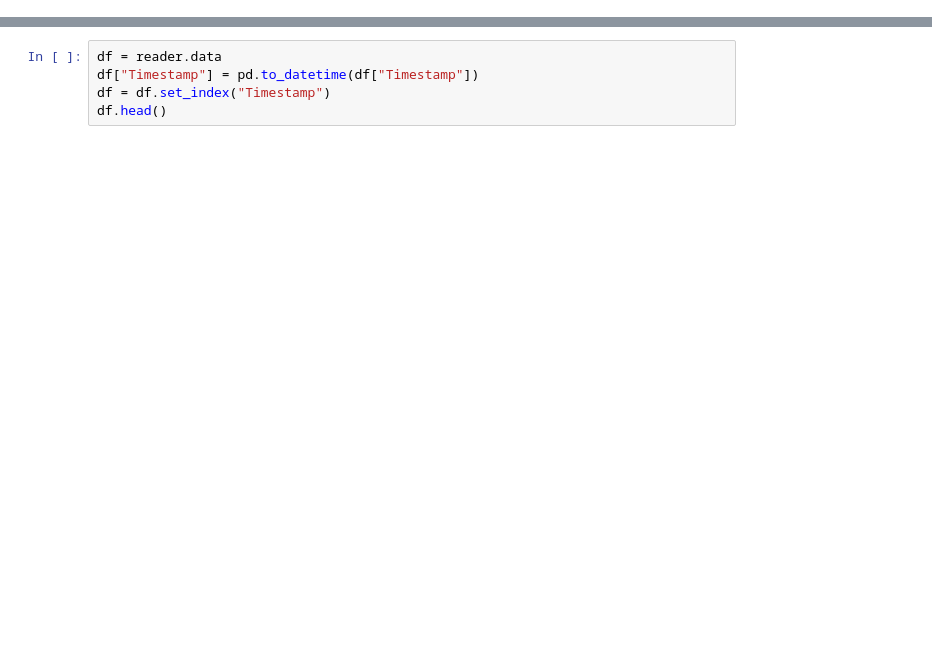
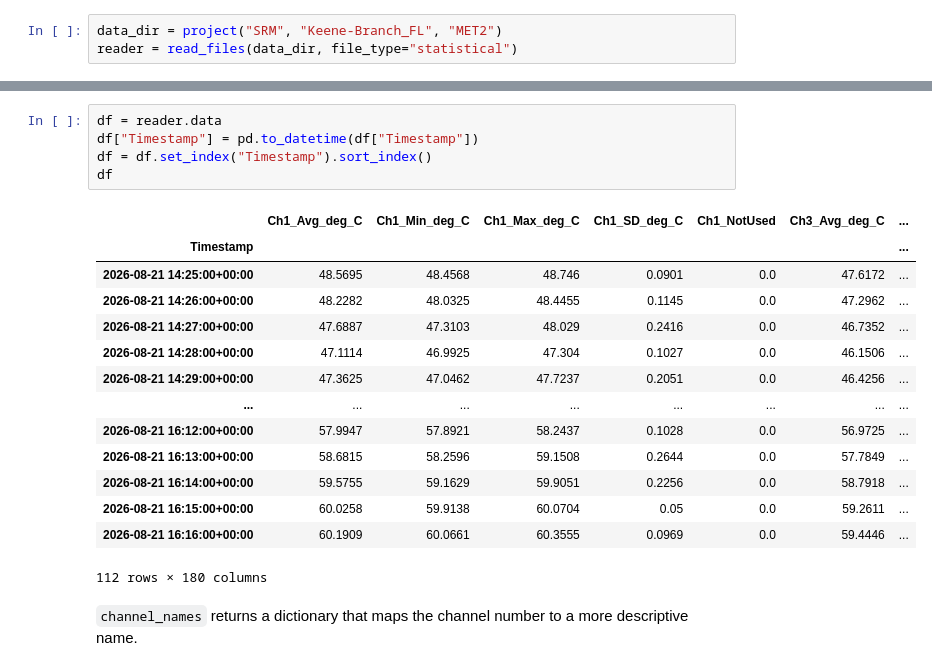
Before and after one commit to bftrock/se-analysis, a Jupyter notebook: notebooks/Process_LOGR_Meas_Files.ipynb, the cells around one changed output, grey strips where cells are left out. Saved outputs shown, nothing was run; the diff lists cells and outputs as text; blank space fills up the shorter version.

```diff
--- a/notebooks/Process_LOGR_Meas_Files.ipynb
+++ b/notebooks/Process_LOGR_Meas_Files.ipynb
@@ -11,0 +34,3 @@ reader = nrgpy.LogrRead(filename=file_name)
+# %%
+data_dir = project("SRM", "Keene-Branch_FL", "MET2")
+reader = read_files(data_dir, file_type="statistical")
@@ -15,8 +82,25 @@ site_info
 # %%
 df = reader.data
 df["Timestamp"] = pd.to_datetime(df["Timestamp"])
-df = df.set_index("Timestamp")
-df.head()
+df = df.set_index("Timestamp").sort_index()
+df
+# %% [output]
+|  | Ch1_Avg_deg_C | Ch1_Min_deg_C | Ch1_Max_deg_C | Ch1_SD_deg_C | Ch1_NotUsed | Ch3_Avg_deg_C | ... |
+| Timestamp |  |  |  |  |  |  | ... |
+| 2026-08-21 14:25:00+00:00 | 48.5695 | 48.4568 | 48.746 | 0.0901 | 0.0 | 47.6172 | ... |
+| 2026-08-21 14:26:00+00:00 | 48.2282 | 48.0325 | 48.4455 | 0.1145 | 0.0 | 47.2962 | ... |
+| 2026-08-21 14:27:00+00:00 | 47.6887 | 47.3103 | 48.029 | 0.2416 | 0.0 | 46.7352 | ... |
+| 2026-08-21 14:28:00+00:00 | 47.1114 | 46.9925 | 47.304 | 0.1027 | 0.0 | 46.1506 | ... |
+| 2026-08-21 14:29:00+00:00 | 47.3625 | 47.0462 | 47.7237 | 0.2051 | 0.0 | 46.4256 | ... |
+| ... | ... | ... | ... | ... | ... | ... | ... |
+| 2026-08-21 16:12:00+00:00 | 57.9947 | 57.8921 | 58.2437 | 0.1028 | 0.0 | 56.9725 | ... |
+| 2026-08-21 16:13:00+00:00 | 58.6815 | 58.2596 | 59.1508 | 0.2644 | 0.0 | 57.7849 | ... |
+| 2026-08-21 16:14:00+00:00 | 59.5755 | 59.1629 | 59.9051 | 0.2256 | 0.0 | 58.7918 | ... |
+| 2026-08-21 16:15:00+00:00 | 60.0258 | 59.9138 | 60.0704 | 0.05 | 0.0 | 59.2611 | ... |
+| 2026-08-21 16:16:00+00:00 | 60.1909 | 60.0661 | 60.3555 | 0.0969 | 0.0 | 59.4446 | ... |
+112 rows × 180 columns
+# %% [markdown]
+`channel_names` returns a dictionary that maps the channel number to a more descriptive name.
 # %%
 names = channel_names(reader.Site_info)
 names
```
Also changed, not shown: parts of 14 cells of this notebook, 5 other files.
